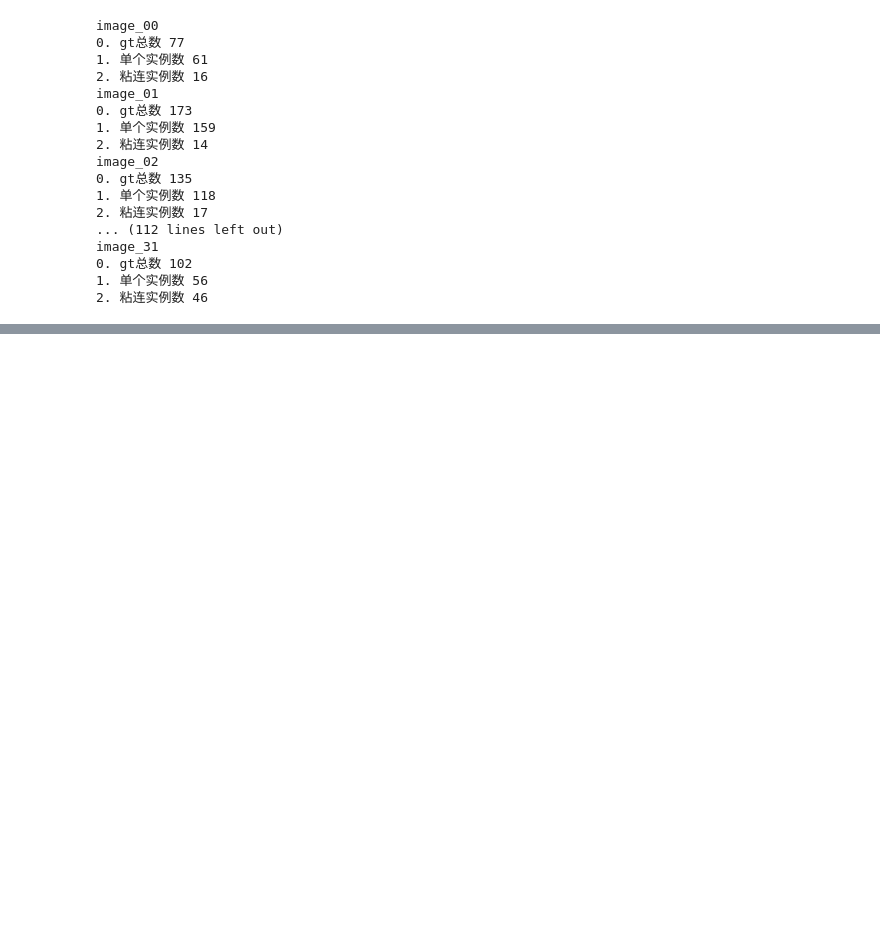
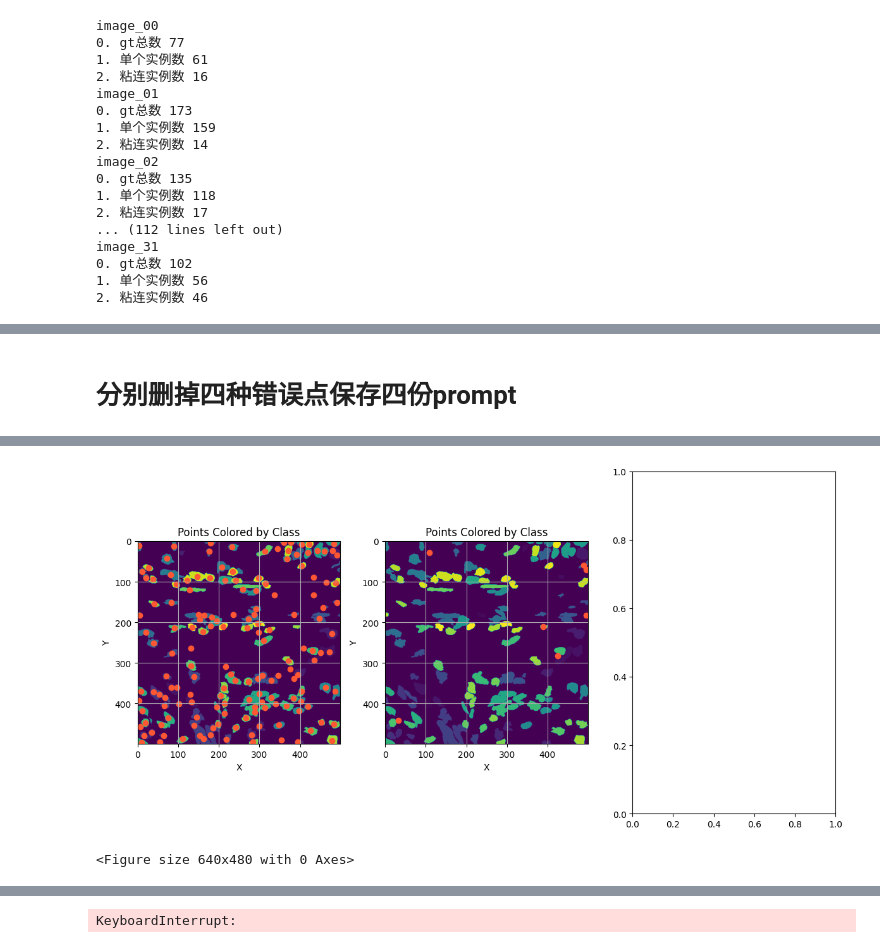
Before and after one commit to hotaru1227/PNS_tmp, a Jupyter notebook: segmentor/outputAndOtherfile/temp.ipynb, the cells around one changed output, grey strips where cells are left out. Cells and saved outputs as stored; diff of their text form; code cells hidden in the pictures; blank space fills up the shorter version.

```diff
--- a/segmentor/outputAndOtherfile/temp.ipynb
+++ b/segmentor/outputAndOtherfile/temp.ipynb
@@ -784,0 +853,2 @@ image_31
+# %% [markdown]
+# 分别删掉四种错误点保存四份prompt
@@ -784,0 +1001,65 @@ image_31
+# %%
+dataset = 'cpm17'
+file_name = 'image_29'
+point_path = "/data/hotaru/projects/PNS_tmp/segmentor/prompts/cpm17_test_origin_300/"
+inst_map,type_map,points,points_labels = load_dataset(dataset,file_name,point_path)
+del_m_front_points,del_m_back_points,add_l_single_points,add_l_single_labels,add_l_multi_points,temp_inst_map,semantic_liantong_map,tmp_points = save_del_one_miss(inst_map,type_map,points,points_labels)
+print(add_l_single_points)
+
+# 可视化查看 叠起来了
+'''
+# # 打开PNG图像
+# image_path = "/data/hotaru/projects/PNS_tmp/segmentor/datasets/cpm17/test/Images/"+file_name+".png"
+# image = Image.open(image_path)
+# # 创建绘图对象和子图
+# fig, axes = plt.subplots(1, 3, figsize=(12, 6))
+# axes[0].imshow(inst_map)
+# for label in np.unique(points_labels):
+#     idx = points_labels == label
+#     axes[0].scatter(points[idx, 0], points[idx, 1], label=f"Class {int(label)}", c=[colors[int(label)]], cmap=cmap)
+# axes[0].set_xlabel("X")
+# axes[0].set_ylabel("Y")
+# axes[0].set_title("Points Colored by Class")
+# axes[0].grid(True)
+
+# # 在第二个子图中绘制mask和点
+# axes[1].imshow(inst_map)
+# for i in range(len(tmp_points)):
+#     point = tmp_points[i]
+#     label = points_labels[i]
+#     axes[1].scatter(point[0], point[1], label=f"Class {int(label)}", c=colors[int(label)], cmap=cmap)
+
+# axes[1].set_xlabel("X")
+# axes[1].set_ylabel("Y")
+# axes[1].set_title("Points Colored by Class")
+# axes[1].grid(True)
+# plt.tight_layout()
+# plt.show()
+
+# axes[2].imshow(inst_map)
+# for i in range(len(add_l_single_points)):
+#     point = add_l_single_points[i]
+#     label = add_l_single_labels[i]
+#     axes[1].scatter(point[0], point[1], label=f"Class {int(label)}", c=colors[int(label)], cmap=cmap)
+
+# axes[2].grid(True)
+# plt.tight_layout()
+# plt.show()
+'''
+# print("*"*10)
+# print("del_m_front_points")
+# tmp = []
+# tmp,_,_ = count_false_points(inst_map,type_map,del_m_front_points,points_labels)
+# print("*"*10)
+# print("del_m_back_points")
+# tmp = []
+# tmp,_,_ = count_false_points(inst_map,type_map,del_m_back_points,points_labels)
+print("*"*10)
+print("add_l_single_points")
+tmp = []
+tmp,_,_ = count_false_points(inst_map,type_map,add_l_single_points,add_l_single_labels)
+print("*"*10)
+print("add_l_multi_points")
+tmp = []
+tmp,_,_ = count_false_points(inst_map,type_map,add_l_multi_points,points_labels)
+# %% [output]
@@ -784,0 +1083,2 @@ image_31
+[figure, added]
+<Figure size 640x480 with 0 Axes>
@@ -784,0 +1100 @@ image_31
+KeyboardInterrupt:
```
Also changed, not shown: parts of 6 cells of this notebook, 10 other files.
